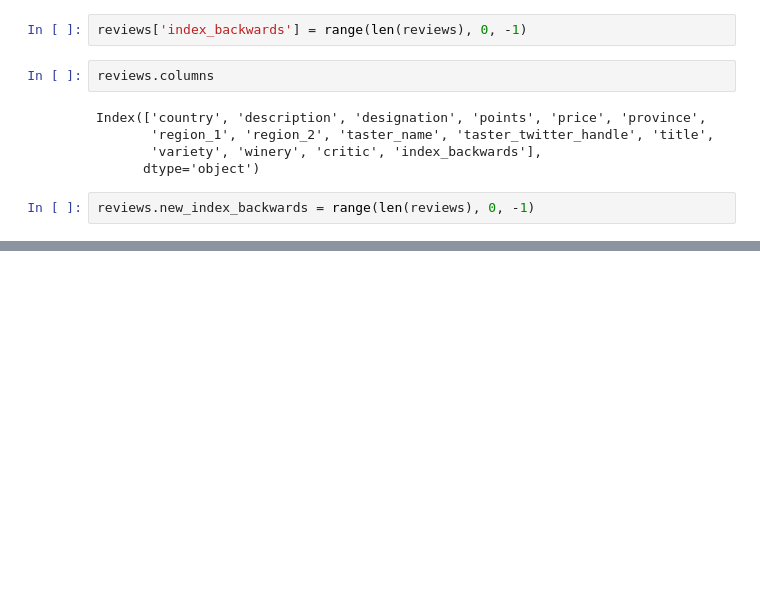
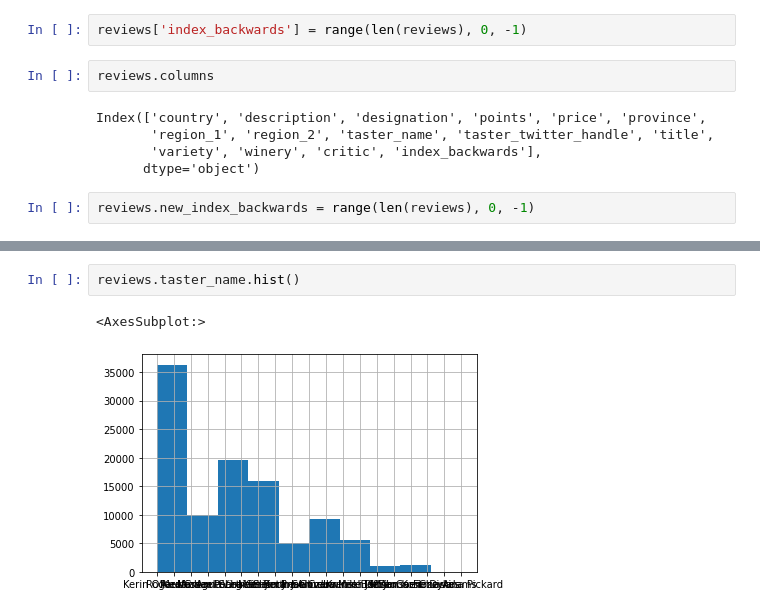
Before and after one commit to hari-viswanathan/learning, a Jupyter notebook: pandas_practice.ipynb, the cells around one changed output, grey strips where cells are left out. Saved outputs shown, nothing was run; the diff lists cells and outputs as text; blank space fills up the shorter version.

```diff
--- a/pandas_practice.ipynb
+++ b/pandas_practice.ipynb
@@ -503,0 +538,5 @@ reviews.new_index_backwards = range(len(reviews), 0, -1)
+# %%
+reviews.taster_name.hist()
+# %% [output]
+<AxesSubplot:>
+[figure, added]
```
Also changed, not shown: parts of 40 cells of this notebook.
